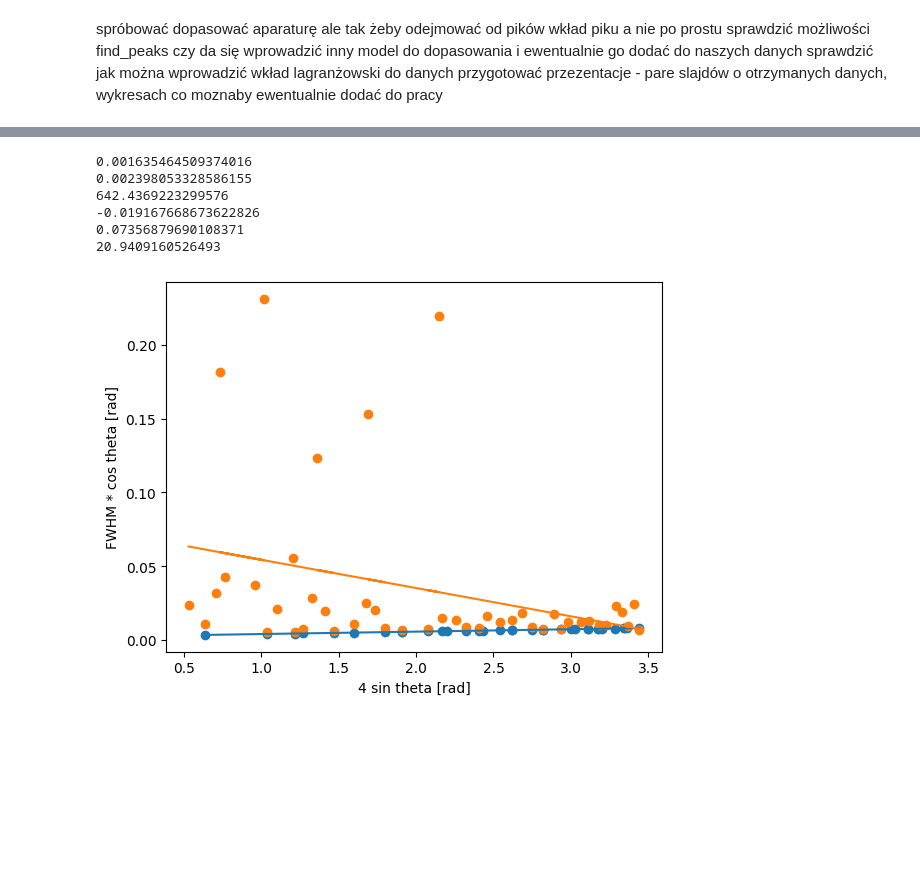
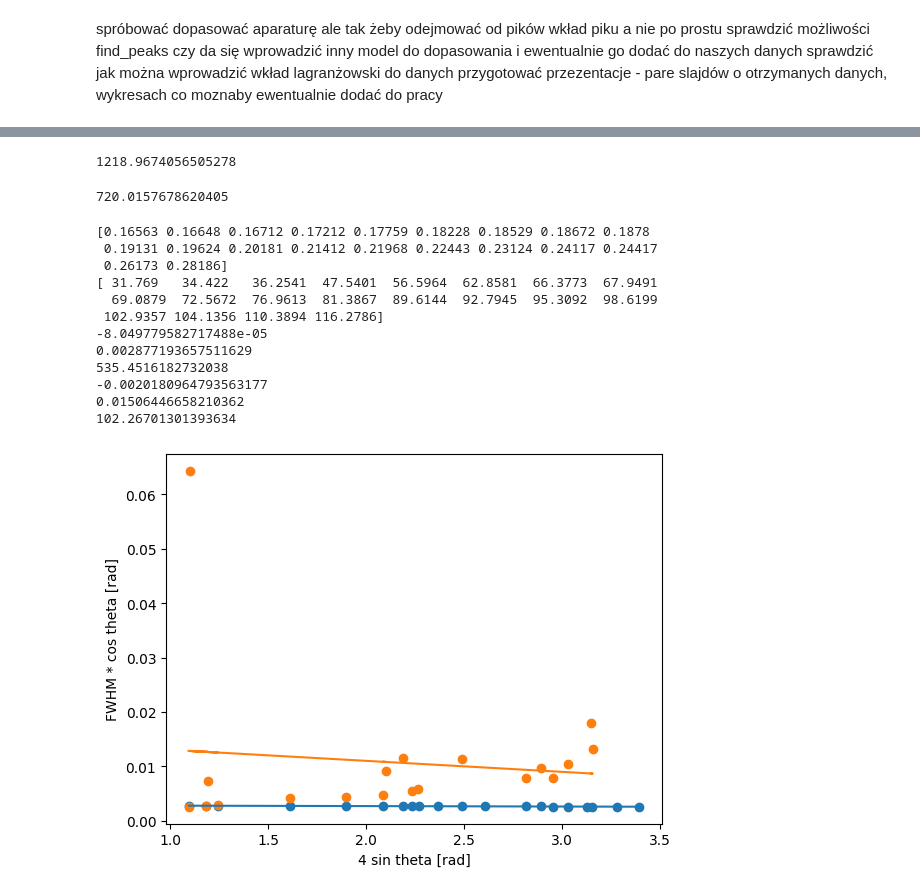
Before and after one commit to natkurdz/XRD-AI, a Jupyter notebook: testing_sample_vol2.ipynb, the cells around one changed output, grey strips where cells are left out. Drawn from its saved outputs; the diff is of its cells as text; code cells hidden in the pictures; blank space fills up the shorter version.

```diff
--- a/testing_sample_vol2.ipynb
+++ b/testing_sample_vol2.ipynb
@@ -1078,7 +944,15 @@ beta_f = []
 for i in range(len(f.two_theta)):
     calib = cs1(f.two_theta[i])
     beta_f.append(f.fwhm[i] - calib)
-plt.scatter(f.two_theta,beta_f)
+# plt.scatter(f.two_theta,beta_f)
 print(f.fwhm)
 print(f.two_theta)
+# plt.scatter(t_fwhm,fwhm)
+beta_f = []
+for i in range(len(t_fwhm)):
+    calib = cs1(t_fwhm[i])
+    beta_f.append(fwhm[i] - calib)
+plt.scatter(t_fwhm,beta_f)
+print(fwhm)
+print(t_fwhm)
 # %% [output]
@@ -1131,0 +1228,9 @@ def plot_gauss(peaks,count,x,two_theta,correct_peaks,segment_width = 15):
+# %%
+f.del_bac_counts(delete_bac(f.counts,f.counts_bac))
+print(f.without_bac_counts)
+peaks,correct_peaks,index_corrected,gauss_fit,props= peak_detect_pv(f.without_bac_counts,f.x,20, 10, 2,f.two_theta,f.theta_start,f.step,r2_min = 0.4,eps = 4,plotting=True,fitting = True,correction=False,fit_range=15)
+# peaks,correct_peaks,index_corrected,gauss_fit,_ = peak_detect(f.counts,f.x,20, 50, 0.001,f.two_theta,f.theta_start,f.step,eps = 4,plotting=False,fitting = True,correction=True)
+# peaks,correct_peaks,index_corrected,gauss_fit,_ = peak_detect(f.counts,f.x,20, 50, 0.001,f.two_theta,f.theta_start,f.step,eps = 4,plotting=True,fitting = True,correction=False)
+fwhm,t_fwhm,peaks_weight = finding_fwhm_pv(gauss_fit,f.counts[peaks])
+# which_was_found(correct_peaks,f.x,f.counts,f.two_theta,f.two_theta_in_counts)
+# print(props)
@@ -1321,3 +1719,21 @@ b = 0.006724058614898129
+# %%
+dd = []
+for i in range(len(f.fwhm)):
+    dd.append(K*lambda_/((f.fwhm[i]*PI/180)*math.cos(f.two_theta[i]/2*PI/180)))
+    # dd.append(K*lambda_/(((f.fwhm[i]-cs1(f.two_theta[i]))*PI/180)*math.cos(f.two_theta[i]/2*PI/180)))
+
+d =np.mean(np.asarray(dd))
+print(d)
+# %% [output]
+1218.9674056505278
+# %%
+dd = []
+for i in range(len(fwhm)):
+    dd.append(K*lambda_/(((fwhm[i] - cs1(t_fwhm[i]))*PI/180)*math.cos(t_fwhm[i]/2*PI/180)))
+d =np.mean(np.asarray(dd))
+print(d)
+# %% [output]
+720.0157678620405
 # %%
 # plt.scatter(f.two_theta,f.fwhm)
 # beta_f = []
@@ -1404,43 +1820,51 @@ for i in range(len(f.two_theta)):
     xlinewh.append(4*(math.sin(f.two_theta[i]/2*PI/180)))
     ylinewh.append((f.fwhm[i]*PI/180)*(math.cos(f.two_theta[i]/2*PI/180)))
 plt.scatter(xlinewh,ylinewh)
-
+print(f.fwhm)
+print(f.two_theta)
 awh, bwh= np.polyfit(xlinewh, ylinewh, 1)
 y_linewh = []
 for i in range(len(xlinewh)):
     y_linewh.append(awh*xlinewh[i]+bwh)
 plt.plot(xlinewh,y_linewh)
+# plt.show()
 print(awh)
 print(bwh)
 size_wh = 1*f.kalpha1/bwh
 print(size_wh)
 #załóżmy że to jest dobrze
 
 xlinewh,ylinewh = [],[]
-for i in range(len(t_fwhm)):
+for i in range(len(t_fwhm)-2):
     xlinewh.append(4*(math.sin(t_fwhm[i]/2*PI/180)))
     ylinewh.append((math.sqrt(fwhm[i]**2 - cs1(t_fwhm[i])**2))*PI/180*(math.cos(t_fwhm[i]/2*PI/180)))
 plt.scatter(xlinewh,ylinewh)
 
 awh, bwh= np.polyfit(xlinewh, ylinewh, 1)
 y_linewh = []
 for i in range(len(xlinewh)):
     y_linewh.append(awh*xlinewh[i]+bwh)
 plt.plot(xlinewh,y_linewh)
 plt.xlabel("4 sin theta [rad]")
 plt.ylabel("FWHM * cos theta [rad]")
 print(awh)
 print(bwh)
 size_wh = 1*f.kalpha1/bwh
 print(size_wh)
 # %% [output]
-0.001635464509374016
-0.002398053328586155
-642.4369223299576
--0.019167668673622826
-0.07356879690108371
-20.9409160526493
+[0.16563 0.16648 0.16712 0.17212 0.17759 0.18228 0.18529 0.18672 0.1878
+ 0.19131 0.19624 0.20181 0.21412 0.21968 0.22443 0.23124 0.24117 0.24417
+ 0.26173 0.28186]
+[ 31.769   34.422   36.2541  47.5401  56.5964  62.8581  66.3773  67.9491
+  69.0879  72.5672  76.9613  81.3867  89.6144  92.7945  95.3092  98.6199
+ 102.9357 104.1356 110.3894 116.2786]
+-8.049779582717488e-05
+0.002877193657511629
+535.4516182732038
+-0.0020180964793563177
+0.01506446658210362
+102.26701301393634
-[figure, old version]
+[figure, new version]
 # %%
 #załóżmy że to jest dobrze
 
```
Also changed, not shown: parts of 35 cells of this notebook, 1 other file.
